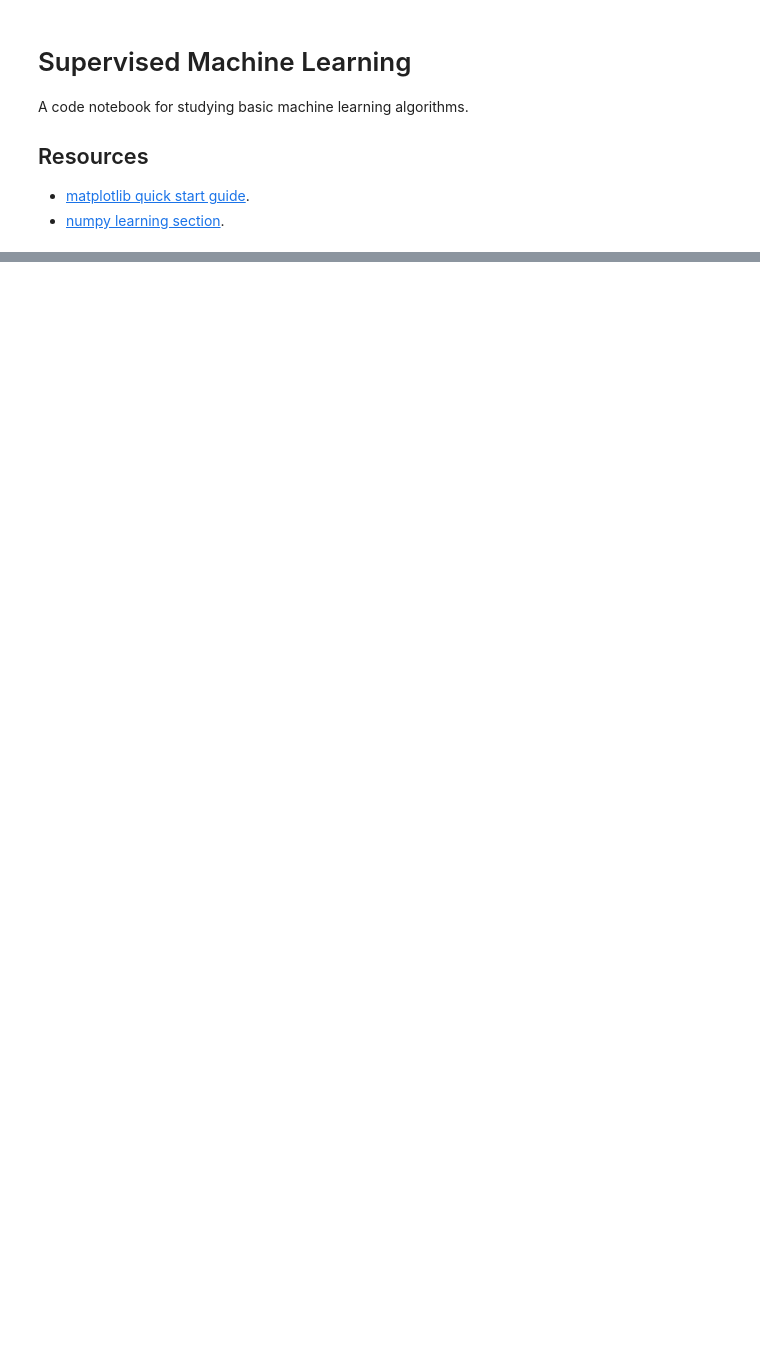
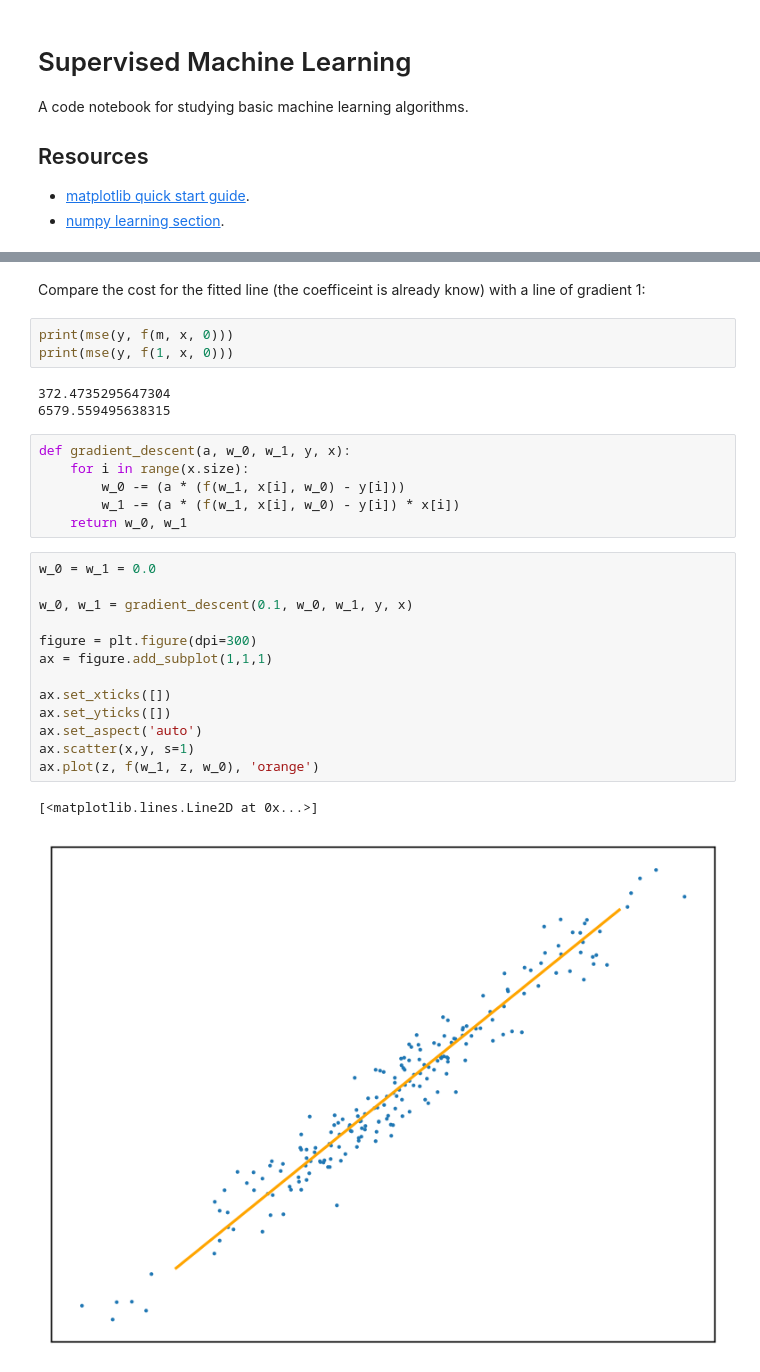
Before and after one commit to alexanderneville/MLAI_notebooks, a Jupyter notebook: supervised.ipynb, the cells around one changed output, grey strips where cells are left out. Cells and saved outputs as stored; diff of their text form; blank space fills up the shorter version.

```diff
--- a/supervised.ipynb
+++ b/supervised.ipynb
@@ -81,0 +116,30 @@ ax.plot(z, f(a[2], z), 'orange')
+# %% [markdown]
+Compare the cost for the fitted line (the coefficeint is already know) with a line of gradient 1:
+# %%
+print(mse(y, f(m, x, 0)))
+print(mse(y, f(1, x, 0)))
+# %% [output]
+372.4735295647304
+6579.559495638315
+# %%
+def gradient_descent(a, w_0, w_1, y, x):
+    for i in range(x.size):
+        w_0 -= (a * (f(w_1, x[i], w_0) - y[i]))
+        w_1 -= (a * (f(w_1, x[i], w_0) - y[i]) * x[i])
+    return w_0, w_1
+# %%
+w_0 = w_1 = 0.0
+
+w_0, w_1 = gradient_descent(0.1, w_0, w_1, y, x)
+
+figure = plt.figure(dpi=300)
+ax = figure.add_subplot(1,1,1)
+
+ax.set_xticks([])
+ax.set_yticks([])
+ax.set_aspect('auto')
+ax.scatter(x,y, s=1)
+ax.plot(z, f(w_1, z, w_0), 'orange')
+# %% [output]
+[<matplotlib.lines.Line2D at 0x...>]
+[figure, added]
```
Also changed, not shown: parts of 13 cells of this notebook.
